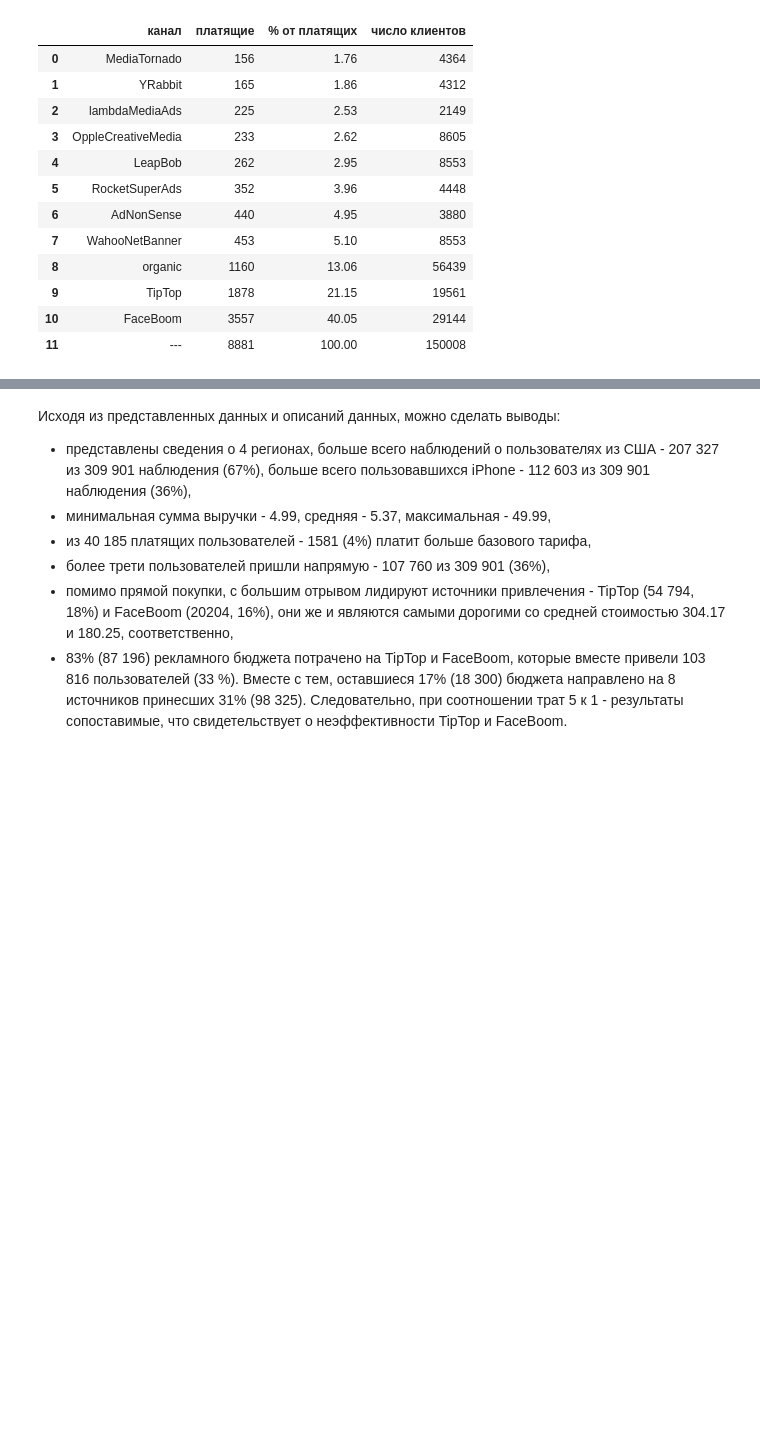
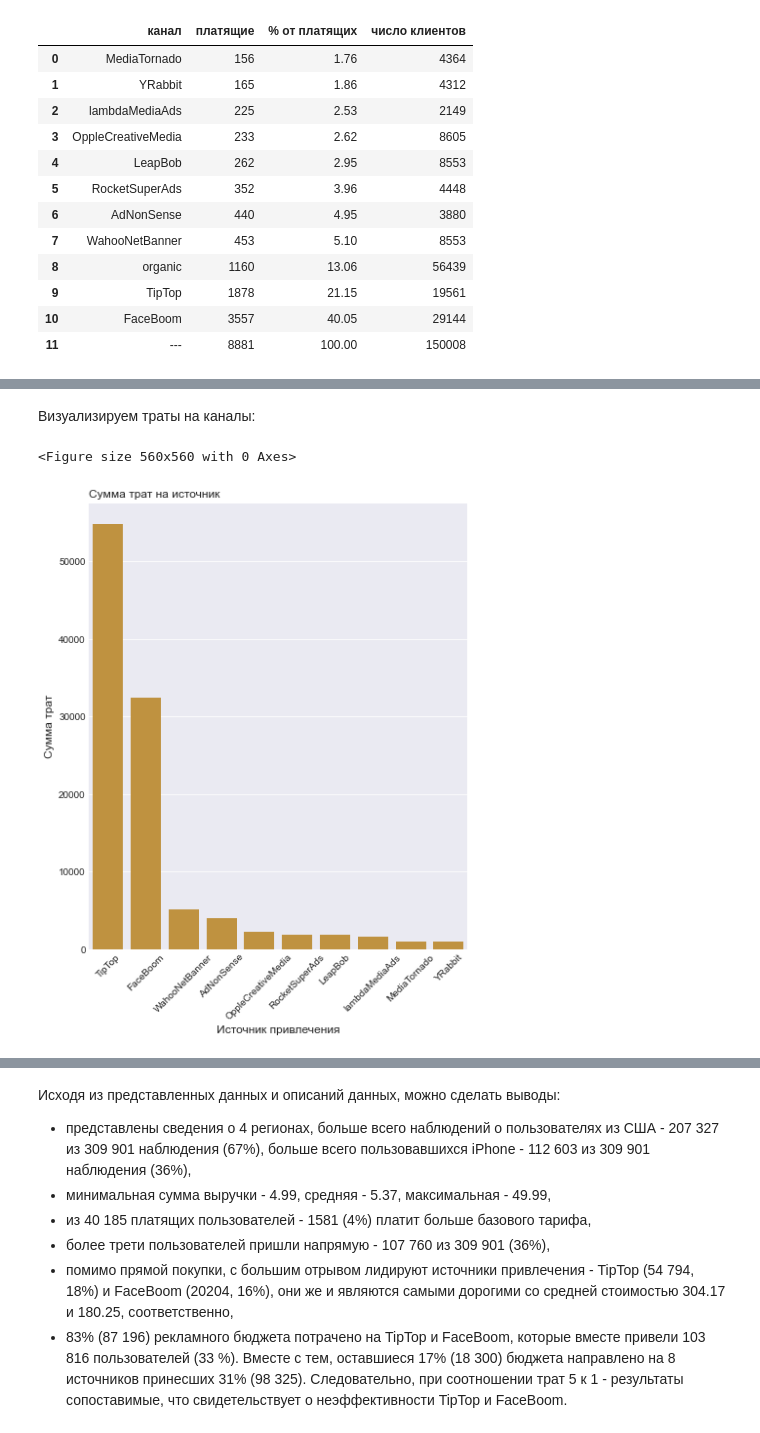
Before and after one commit to ikazman/practicum_da_projects, a Jupyter notebook: marketing_analysis/maketing_analysis-refactoring.ipynb, the cells around one changed output, grey strips where cells are left out. Drawn from its saved outputs; the diff is of its cells as text; code cells hidden in the pictures; blank space fills up the shorter version.

```diff
--- a/marketing_analysis/maketing_analysis-refactoring.ipynb
+++ b/marketing_analysis/maketing_analysis-refactoring.ipynb
@@ -509,0 +502,11 @@ channels_grouped.query('channel not in ["FaceBoom", "TipTop"]')['% of total cost
+# %% [markdown]
+Визуализируем траты на каналы:
+# %%
+data = channels_costs.query('канал not in ["organic", "---"]').sort_values(by='сумма трат', ascending=False)
+ylabel = 'Сумма трат'
+xlabel = 'Источник привлечения'
+title = 'Сумма трат на источник'
+calc.sns_catplot(x='канал', y='сумма трат', data=data, xlabel=xlabel, ylabel=ylabel, title=title)
+# %% [output]
+<Figure size 560x560 with 0 Axes>
+[figure, added]
```
Also changed, not shown: parts of 87 cells of this notebook.
